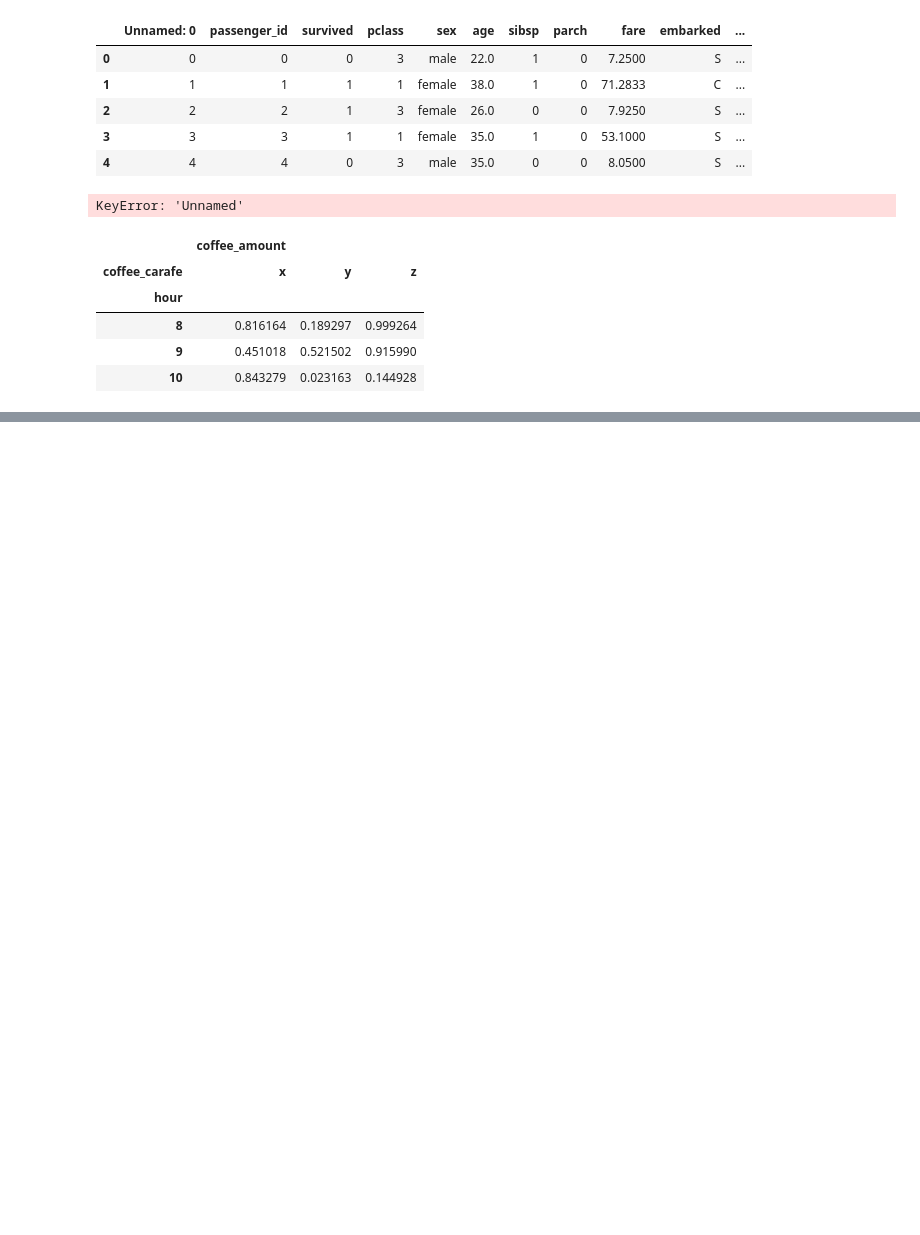
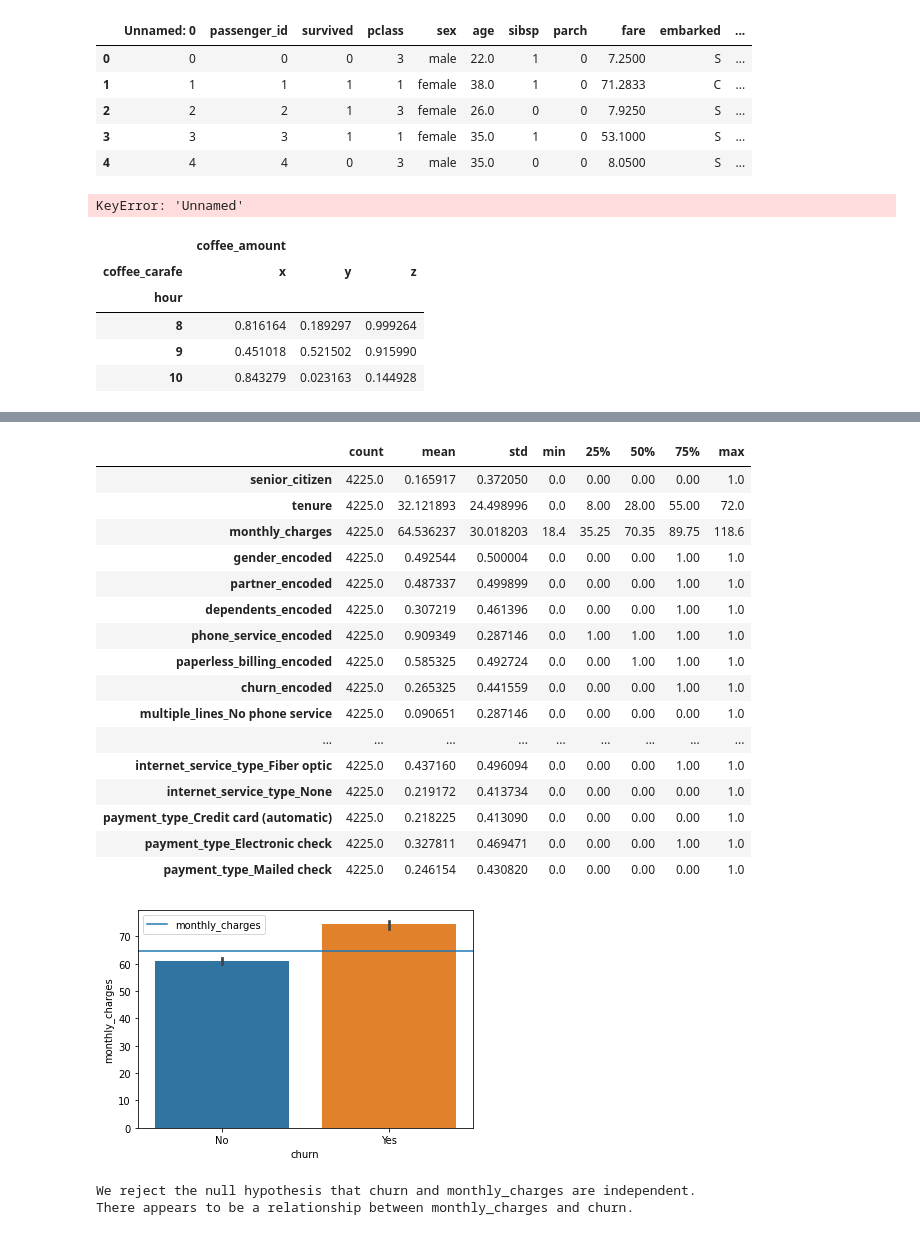
Before and after one commit to Peter-N-Chavez/classification_exercises, a Jupyter notebook: classification_exercises.ipynb, the cells around one changed output, grey strips where cells are left out. Cells and saved outputs as stored; diff of their text form; code cells hidden in the pictures; blank space fills up the shorter version.

```diff
--- a/classification_exercises.ipynb
+++ b/classification_exercises.ipynb
@@ -243,0 +257,29 @@ We reject the null hypothesis that ('sepal_length', ' and ', 'species', ' are in
+# %%
+# train = prep_telco(get_telco_data())
+# train = train.head()
+train, validate, test = prep_split(prep_telco(get_telco_data()), "churn")
+
+display(train.describe().transpose())
+
+cat_analysis(train, "churn", "monthly_charges")
+# %% [output]
+|  | count | mean | std | min | 25% | 50% | 75% | max |
+| senior_citizen | 4225.0 | 0.165917 | 0.372050 | 0.0 | 0.00 | 0.00 | 0.00 | 1.0 |
+| tenure | 4225.0 | 32.121893 | 24.498996 | 0.0 | 8.00 | 28.00 | 55.00 | 72.0 |
+| monthly_charges | 4225.0 | 64.536237 | 30.018203 | 18.4 | 35.25 | 70.35 | 89.75 | 118.6 |
+| gender_encoded | 4225.0 | 0.492544 | 0.500004 | 0.0 | 0.00 | 0.00 | 1.00 | 1.0 |
+| partner_encoded | 4225.0 | 0.487337 | 0.499899 | 0.0 | 0.00 | 0.00 | 1.00 | 1.0 |
+| dependents_encoded | 4225.0 | 0.307219 | 0.461396 | 0.0 | 0.00 | 0.00 | 1.00 | 1.0 |
+| phone_service_encoded | 4225.0 | 0.909349 | 0.287146 | 0.0 | 1.00 | 1.00 | 1.00 | 1.0 |
+| paperless_billing_encoded | 4225.0 | 0.585325 | 0.492724 | 0.0 | 0.00 | 1.00 | 1.00 | 1.0 |
+| churn_encoded | 4225.0 | 0.265325 | 0.441559 | 0.0 | 0.00 | 0.00 | 1.00 | 1.0 |
+| multiple_lines_No phone service | 4225.0 | 0.090651 | 0.287146 | 0.0 | 0.00 | 0.00 | 0.00 | 1.0 |
+| ... | ... | ... | ... | ... | ... | ... | ... | ... |
+| internet_service_type_Fiber optic | 4225.0 | 0.437160 | 0.496094 | 0.0 | 0.00 | 0.00 | 1.00 | 1.0 |
+| internet_service_type_None | 4225.0 | 0.219172 | 0.413734 | 0.0 | 0.00 | 0.00 | 0.00 | 1.0 |
+| payment_type_Credit card (automatic) | 4225.0 | 0.218225 | 0.413090 | 0.0 | 0.00 | 0.00 | 0.00 | 1.0 |
+| payment_type_Electronic check | 4225.0 | 0.327811 | 0.469471 | 0.0 | 0.00 | 0.00 | 1.00 | 1.0 |
+| payment_type_Mailed check | 4225.0 | 0.246154 | 0.430820 | 0.0 | 0.00 | 0.00 | 0.00 | 1.0 |
+[figure, added]
+We reject the null hypothesis that churn and monthly_charges are independent.
+There appears to be a relationship between monthly_charges and churn.
```
Also changed, not shown: parts of 2 cells of this notebook, 1 other file.
